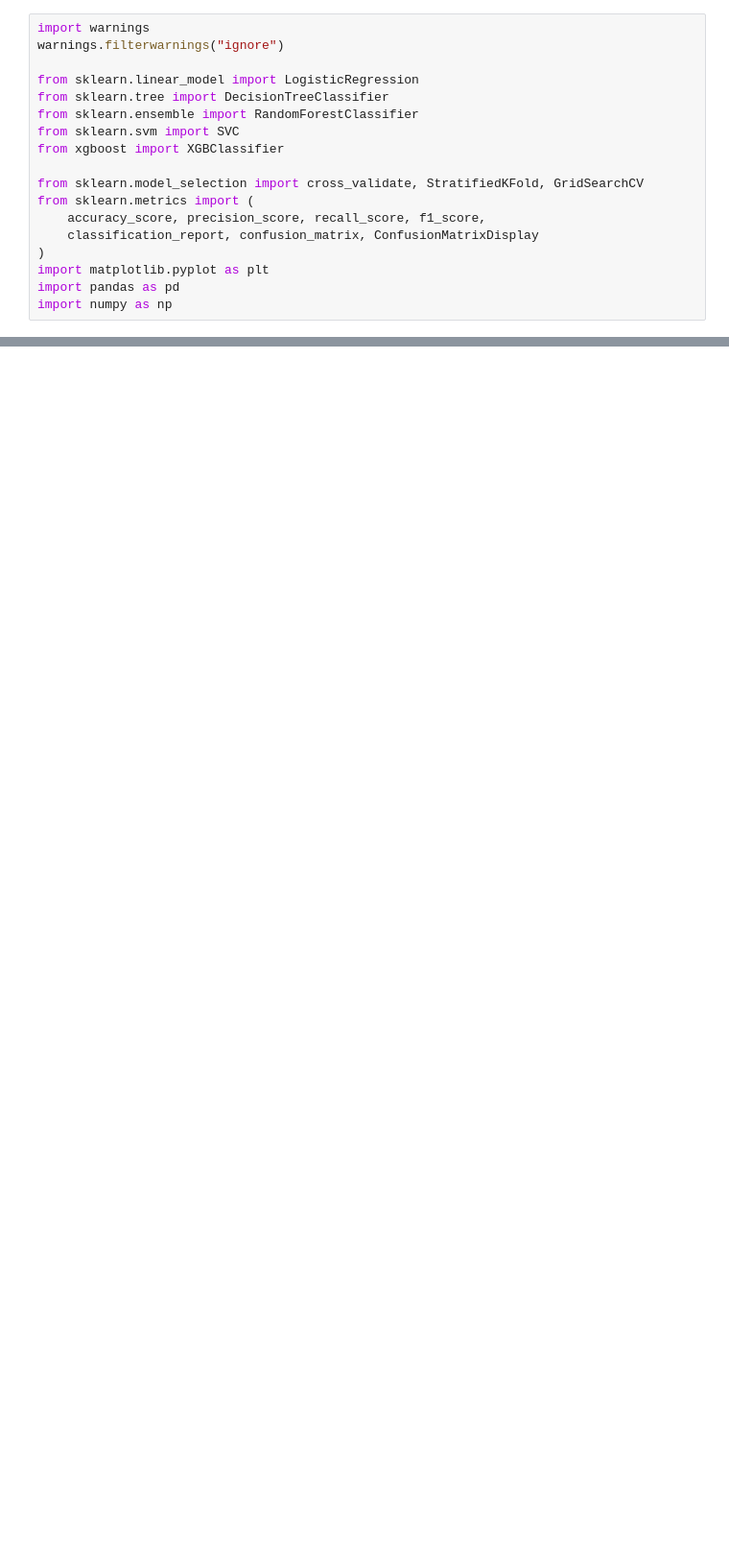
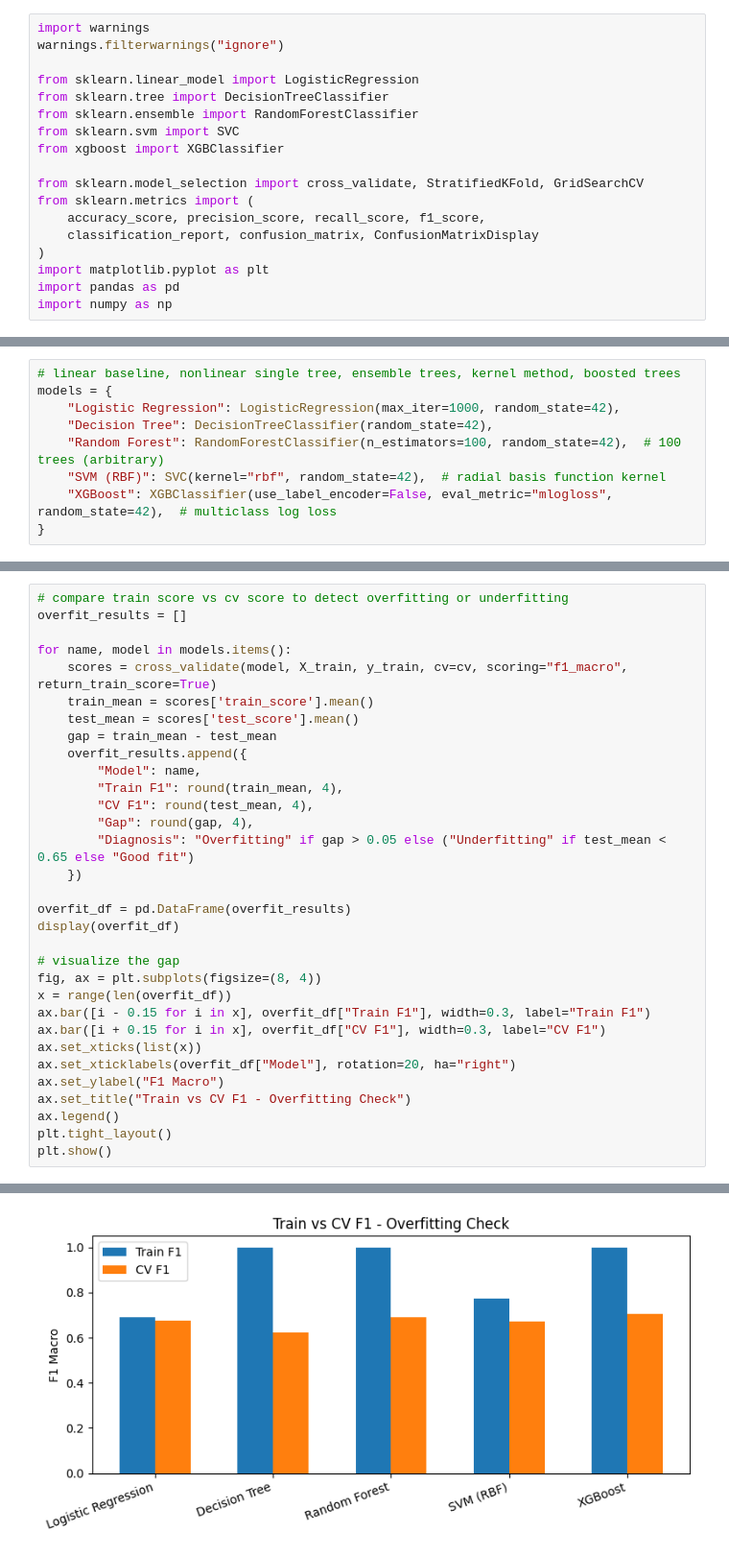
Before and after one commit to OhEve-S/student-outcome-prediction, a Jupyter notebook: model_training_cv.ipynb, the cells around one changed output, grey strips where cells are left out. Shown at 96% size. Cells and saved outputs as stored; diff of their text form; blank space fills up the shorter version.

```diff
--- a/model_training_cv.ipynb
+++ b/model_training_cv.ipynb
@@ -182,0 +23,9 @@ Decision Tree, Random Forest, XGBoost: default params
+# %%
+# linear baseline, nonlinear single tree, ensemble trees, kernel method, boosted trees
+models = {
+    "Logistic Regression": LogisticRegression(max_iter=1000, random_state=42),
+    "Decision Tree": DecisionTreeClassifier(random_state=42),
+    "Random Forest": RandomForestClassifier(n_estimators=100, random_state=42),  # 100 trees (arbitrary)
+    "SVM (RBF)": SVC(kernel="rbf", random_state=42),  # radial basis function kernel
+    "XGBoost": XGBClassifier(use_label_encoder=False, eval_metric="mlogloss", random_state=42),  # multiclass log loss
+}
@@ -182,0 +69,33 @@ Decision Tree, Random Forest, XGBoost: default params
+# %%
+# compare train score vs cv score to detect overfitting or underfitting
+overfit_results = []
+
+for name, model in models.items():
+    scores = cross_validate(model, X_train, y_train, cv=cv, scoring="f1_macro", return_train_score=True)
+    train_mean = scores['train_score'].mean()
+    test_mean = scores['test_score'].mean()
+    gap = train_mean - test_mean
+    overfit_results.append({
+        "Model": name,
+        "Train F1": round(train_mean, 4),
+        "CV F1": round(test_mean, 4),
+        "Gap": round(gap, 4),
+        "Diagnosis": "Overfitting" if gap > 0.05 else ("Underfitting" if test_mean < 0.65 else "Good fit")
+    })
+
+overfit_df = pd.DataFrame(overfit_results)
+display(overfit_df)
+
+# visualize the gap
+fig, ax = plt.subplots(figsize=(8, 4))
+x = range(len(overfit_df))
+ax.bar([i - 0.15 for i in x], overfit_df["Train F1"], width=0.3, label="Train F1")
+ax.bar([i + 0.15 for i in x], overfit_df["CV F1"], width=0.3, label="CV F1")
+ax.set_xticks(list(x))
+ax.set_xticklabels(overfit_df["Model"], rotation=20, ha="right")
+ax.set_ylabel("F1 Macro")
+ax.set_title("Train vs CV F1 - Overfitting Check")
+ax.legend()
+plt.tight_layout()
+plt.show()
+# %% [output]
@@ -182,0 +108 @@ Decision Tree, Random Forest, XGBoost: default params
+[figure, added]
```
Also changed, not shown: parts of 43 cells of this notebook, 2 other files.
